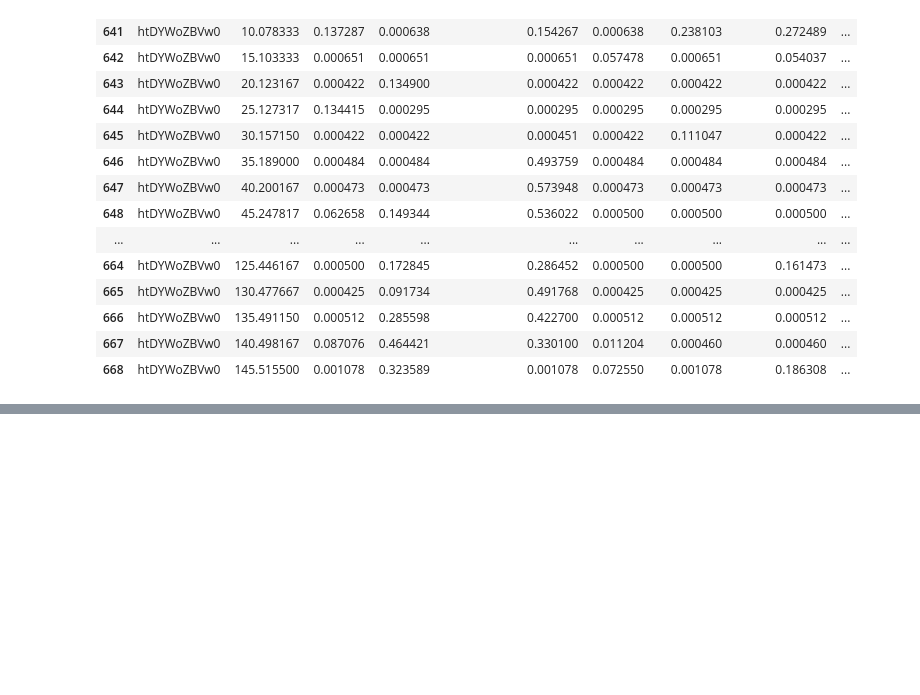
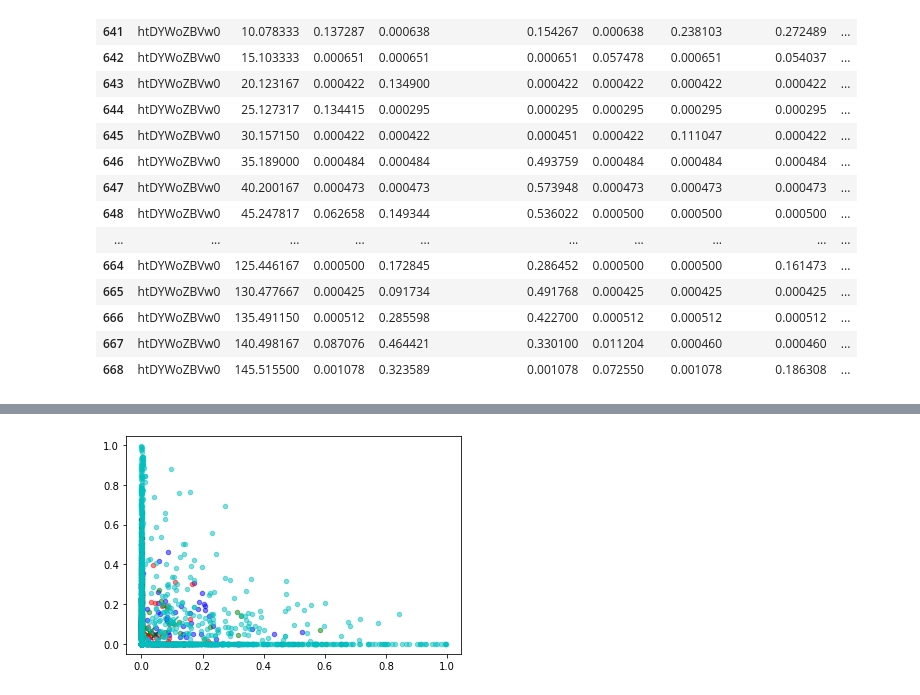
Before and after one commit to jpizzollo/NLP_Podcast, a Jupyter notebook: Topics_5min_Docs.ipynb, the cells around one changed output, grey strips where cells are left out. Saved outputs shown, nothing was run; the diff lists cells and outputs as text; code cells hidden in the pictures; blank space fills up the shorter version.

```diff
--- a/Topics_5min_Docs.ipynb
+++ b/Topics_5min_Docs.ipynb
@@ -212,0 +266,22 @@ doc_topic_df[doc_topic_df['episode'] == 'htDYWoZBVw0']
+# %%
+def display_cluster(X, km=[], num_clusters=0):
+    color = 'brgcmyk'
+    alpha = 0.5
+    s = 20
+
+    if num_clusters == 0:
+        plt.scatter(X[:,0], X[:,1], c=color[0], alpha=alpha, s=s)
+
+    else:
+        for i in range(num_clusters):
+            plt.scatter(X[km.labels_==i,0],X[km.labels_==i,1],c = color[i],alpha = alpha,s=s)
+            plt.scatter(km.cluster_centers_[i][0],km.cluster_centers_[i][1],c = color[i], marker = 'x', s = 100)
+# %%
+from sklearn.cluster import KMeans
+
+num_clusters = 4
+km = KMeans(n_clusters=num_clusters)
+km.fit(doc_topic_array)
+display_cluster(doc_topic_array,km,num_clusters)
+# %% [output]
+[figure, added]
```
Also changed, not shown: parts of 19 cells of this notebook.
